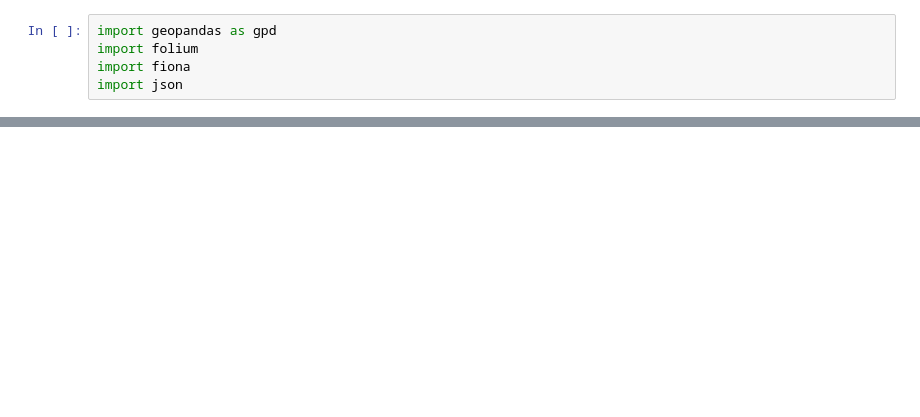
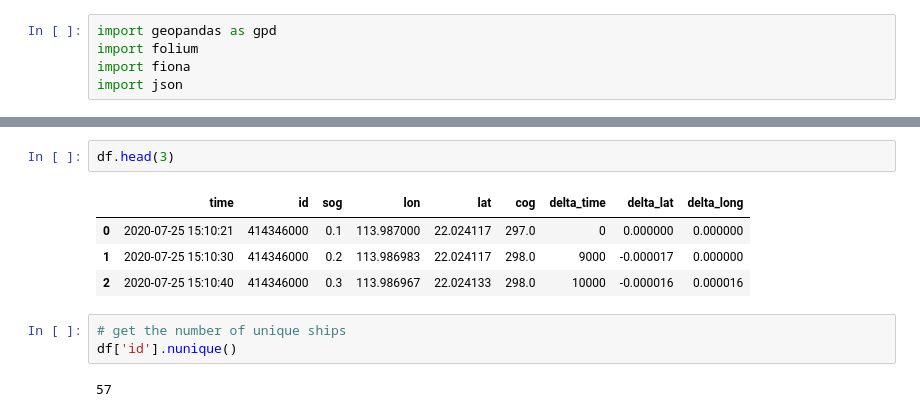
Before and after one commit to safarzadeh-reza/VesselTrajectoryPrediction, a Jupyter notebook: Map_Visualization.ipynb, the cells around one changed output, grey strips where cells are left out. Saved outputs shown, nothing was run; the diff lists cells and outputs as text; blank space fills up the shorter version.

```diff
--- a/Map_Visualization.ipynb
+++ b/Map_Visualization.ipynb
@@ -5,0 +23,12 @@ import json
+# %%
+df.head(3)
+# %% [output]
+|  | time | id | sog | lon | lat | cog | delta_time | delta_lat | delta_long |
+| 0 | 2020-07-25 15:10:21 | 414346000 | 0.1 | 113.987000 | 22.024117 | 297.0 | 0 | 0.000000 | 0.000000 |
+| 1 | 2020-07-25 15:10:30 | 414346000 | 0.2 | 113.986983 | 22.024117 | 298.0 | 9000 | -0.000017 | 0.000000 |
+| 2 | 2020-07-25 15:10:40 | 414346000 | 0.3 | 113.986967 | 22.024133 | 298.0 | 10000 | -0.000016 | 0.000016 |
+# %%
+# get the number of unique ships
+df['id'].nunique()
+# %% [output]
+57
```
Also changed, not shown: parts of 7 cells of this notebook, 33 other files.
